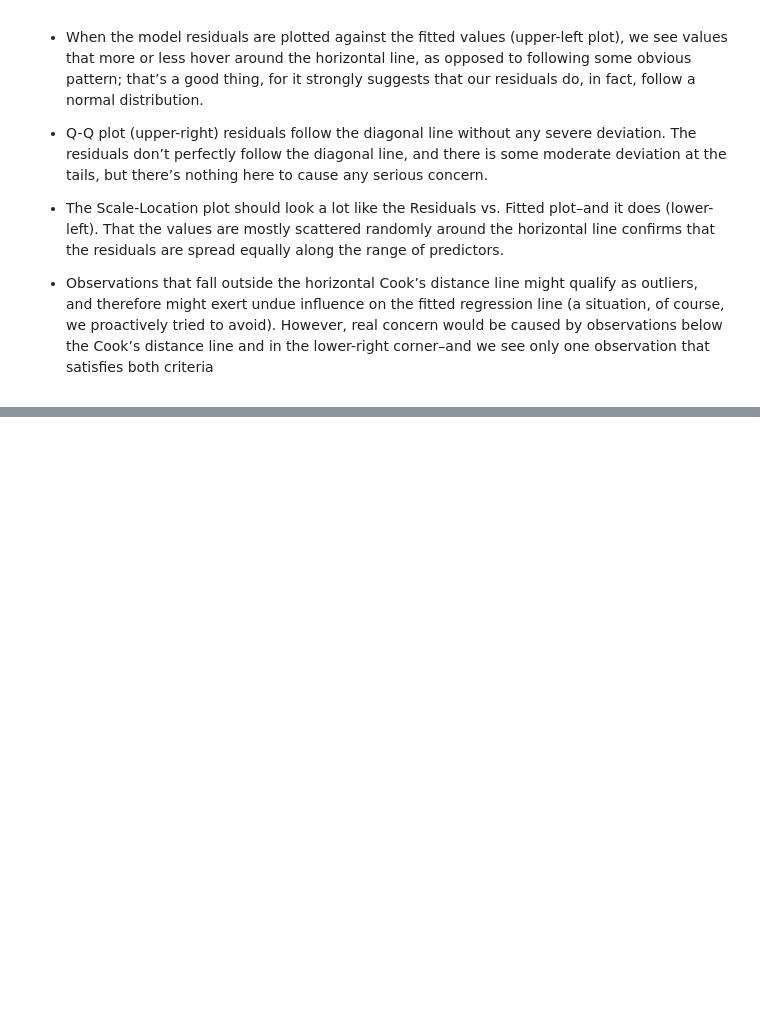
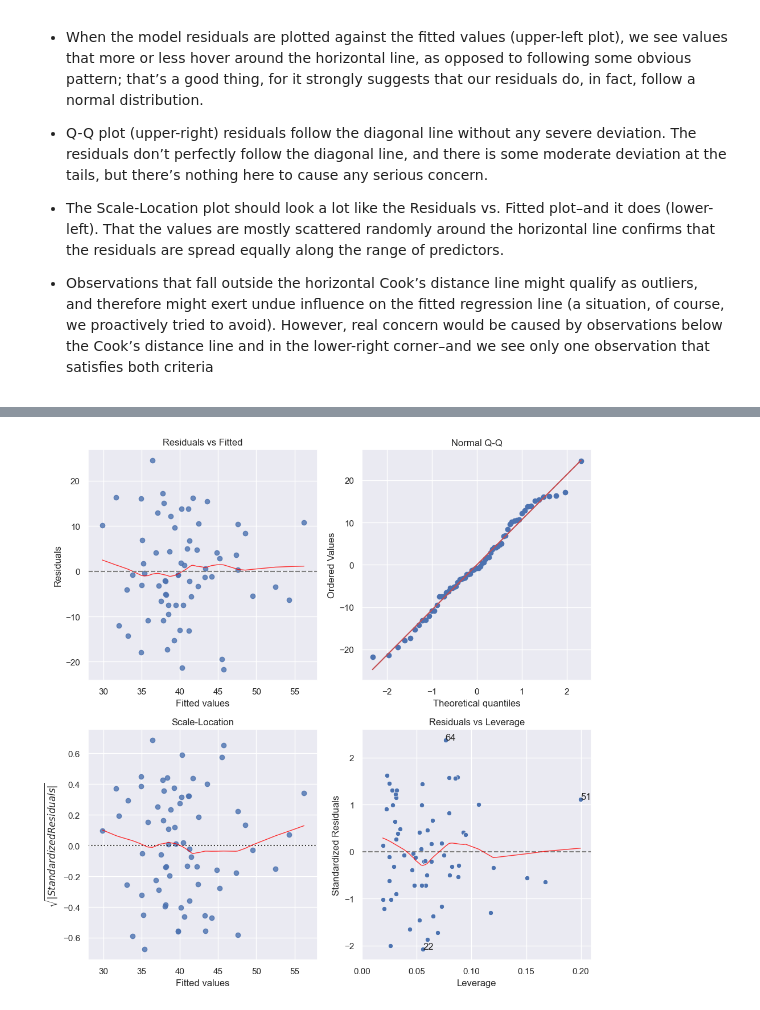
Before and after one commit to Btlyons1/basketball_stats, a Jupyter notebook: giving_100.ipynb, the cells around one changed output, grey strips where cells are left out. Cells and saved outputs as stored; diff of their text form; code cells hidden in the pictures; blank space fills up the shorter version.

```diff
--- a/giving_100.ipynb
+++ b/giving_100.ipynb
@@ -668,0 +681,11 @@ A residual is a measure of the vertical distance from an actual value to the fit
+# %%
+x2 = sm.add_constant(train_df[["deflections", "screen_assists_pts", "loose_balls", ]]) # adding a constant
+# display(x)
+model2 = sm.OLS(train_df[['wins']], x2).fit()
+predictions2 = model.predict(x)
+
+print_model2 = model2.summary()
+print(print_model2)
+model_regress_results2 = pd.read_html(print_model2.tables[0].as_html(header=1,index_col=0))[0]
+results_as_html2 = print_model2.tables[1].as_html()
+lm_df2 = pd.read_html(results_as_html2, header=0, index_col=0)[0]
@@ -668,0 +754,66 @@ A residual is a measure of the vertical distance from an actual value to the fit
+# %%
+# Calculate Cook's distance
+cooks_dist2 = model2.get_influence().cooks_distance[0]
+model_leverage2 = model2.get_influence().hat_matrix_diag
+model_norm_residuals2 = model2.get_influence().resid_studentized_internal
+residuals2 = model2.resid
+
+# Fitted values
+fitted2 = model2.fittedvalues.reset_index()[0]
+
+# Generate diagnostic plots
+fig, axs = plt.subplots(2, 2, figsize=(10, 10))
+
+
+# Plot of the fitted values vs. observed values
+sns.residplot(x=fitted2, y=residuals2,
+                          ax = axs[0, 0],
+                          lowess=True,
+                          scatter_kws={'alpha': 0.8},
+                          line_kws={'color': 'red', 'lw': 1, 'alpha': 0.8})
+axs[0, 0].set_xlabel('Fitted values')
+axs[0, 0].set_title('Residuals vs Fitted')
+axs[0, 0].set_ylabel('Residuals')
+axs[0, 0].axhline(0, color='gray', linestyle='--')
+axs[0, 0].set_xlim(28, 58)
+
+
+# Q-Q plot for normality
+stats.probplot(residuals2, plot=axs[0, 1])
+axs[0, 1].set_title('Normal Q-Q')
+
+
+# Scale-location plot
+sqrt_abs_standardized_residuals2 = np.sqrt(np.abs(model2.get_influence().resid_studentized_internal))
+sns.residplot(x=fitted2, y=sqrt_abs_standardized_residuals2,
+              lowess=True,
+             ax = axs[1, 0],
+             line_kws={'color': 'red', 'lw': 1, 'alpha': 0.8})
+axs[1, 0].set_title('Scale-Location')
+axs[1, 0].set_xlabel('Fitted values')
+axs[1, 0].set_ylabel('$\sqrt{|Standardized Residuals|}$')
+axs[1, 0].set_xlim(28, 58)
+
+
+# resid vs leverage
+axs[1, 1].set_xlim(0, max(model_leverage2)+0.01)
+axs[1, 1].set_title('Residuals vs Leverage')
+axs[1, 1].set_xlabel('Leverage')
+axs[1, 1].set_ylabel('Standardized Residuals')
+axs[1, 1].axhline(0, color='gray', linestyle='--')
+sns.scatterplot(x=model_leverage2, y=model_norm_residuals2, ax = axs[1,1]);
+sns.regplot(x=model_leverage2, y=model_norm_residuals2,
+              scatter=False,
+              ci=False,
+              lowess=True,
+               ax = axs[1,1],
+              line_kws={'color': 'red', 'lw': 1, 'alpha': 0.8})
+leverage2_top_3 = np.flip(np.argsort(cooks_dist2), 0)[:3]
+for i in leverage2_top_3:
+    axs[1, 1].annotate(i, xy=(model_leverage2[i], model_norm_residuals2[i]))
+
+
+plt.tight_layout()
+plt.show()
+# %% [output]
+[figure, added]
```
Also changed, not shown: parts of 48 cells of this notebook.
